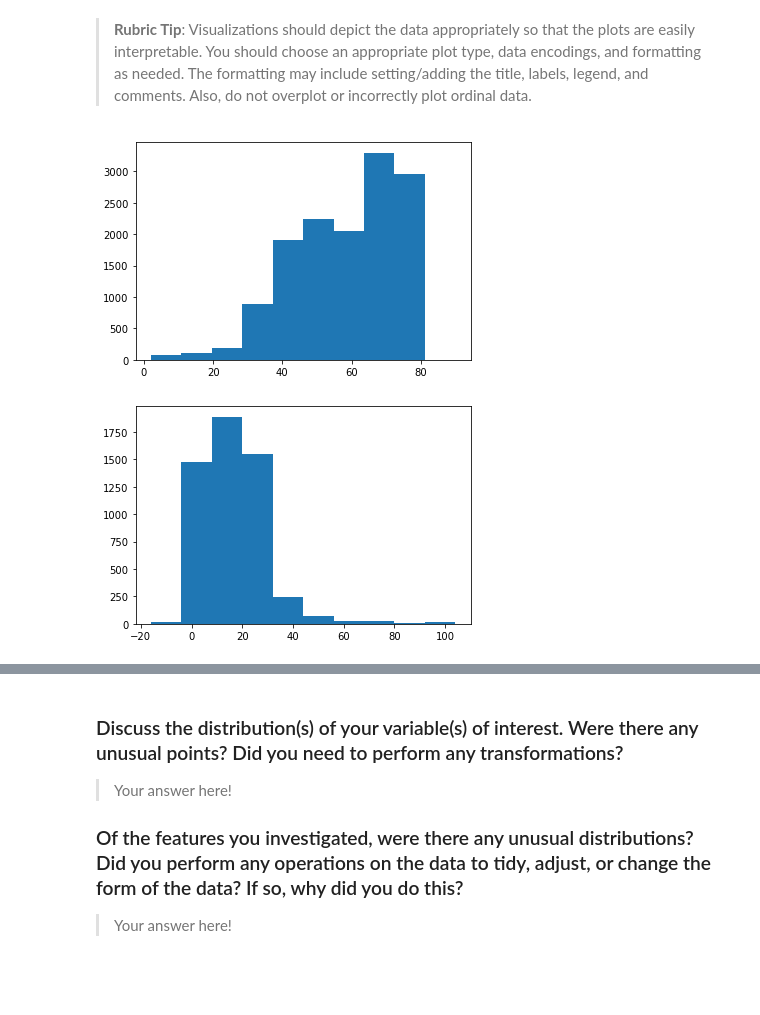
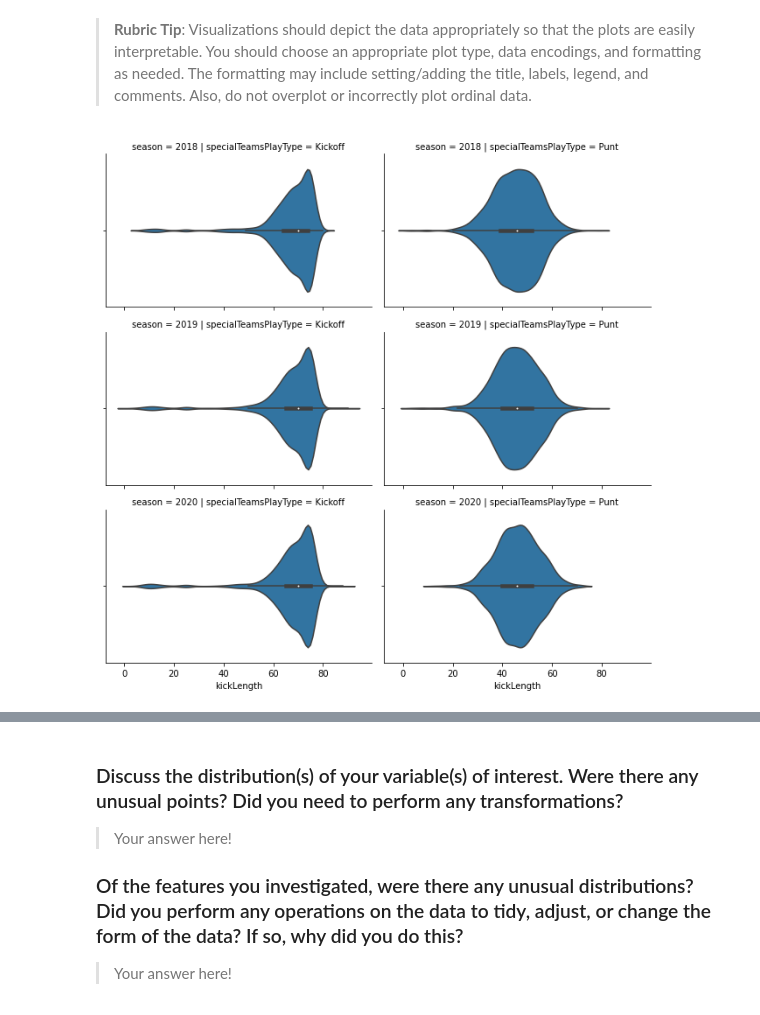
Before and after one commit to dkrejcarek/punt_analysis, a Jupyter notebook: Part_I_exploration_template.ipynb, the cells around one changed output, grey strips where cells are left out. Saved outputs shown, nothing was run; the diff lists cells and outputs as text; code cells hidden in the pictures; blank space fills up the shorter version.

Commit message:
Add additional plots

```diff
--- a/Part_I_exploration_template.ipynb
+++ b/Part_I_exploration_template.ipynb
@@ -151,11 +151,8 @@ g.set_titles(col_template = '{col_name}', row_template='{row_name}');
 
 
 >**Rubric Tip**: Visualizations should depict the data appropriately so that the plots are easily interpretable. You should choose an appropriate plot type, data encodings, and formatting as needed. The formatting may include setting/adding the title, labels, legend, and comments. Also, do not overplot or incorrectly plot ordinal data.
-# %%
-plt.hist(plays_returnable['kickLength']);
-# %% [output]
-[figure, removed]
-# %%
-plt.hist(plays_returnable['kickReturnYardage']);
-# %% [output]
-[figure, removed]
+# %%
+g = sb.FacetGrid(data = plays_returnable, col = 'specialTeamsPlayType', row = 'season', aspect=1.5)
+g.map(sb.violinplot, 'kickLength');
+# %% [output]
+[figure, added]
```
Also changed, not shown: parts of 10 cells of this notebook.
